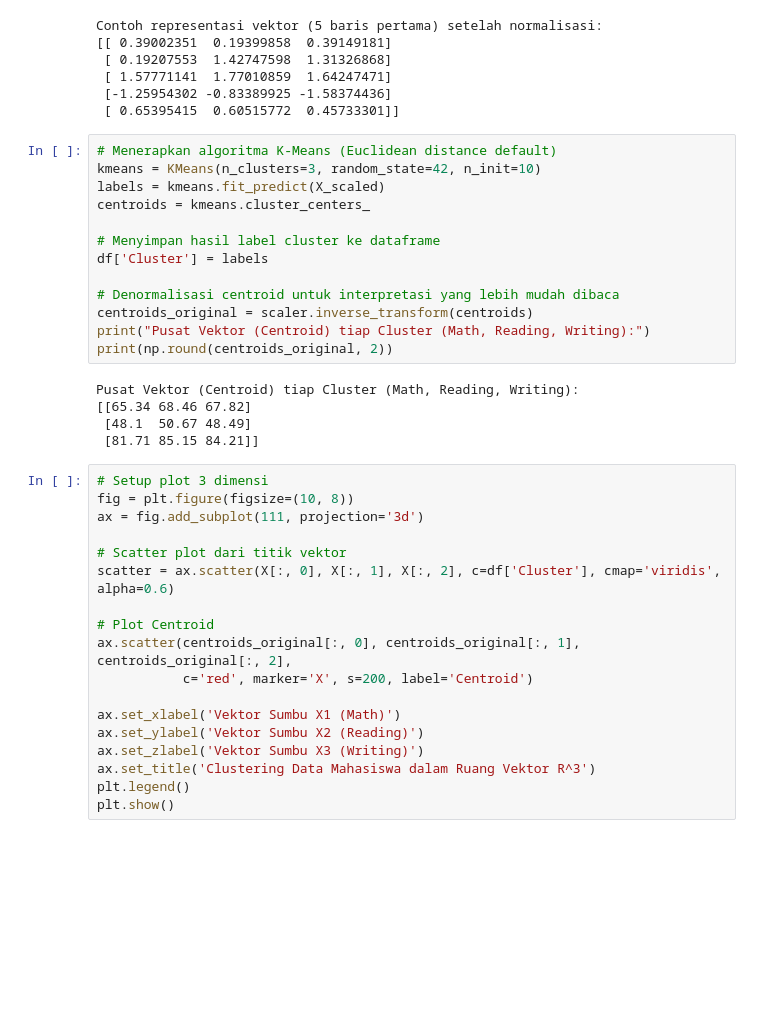
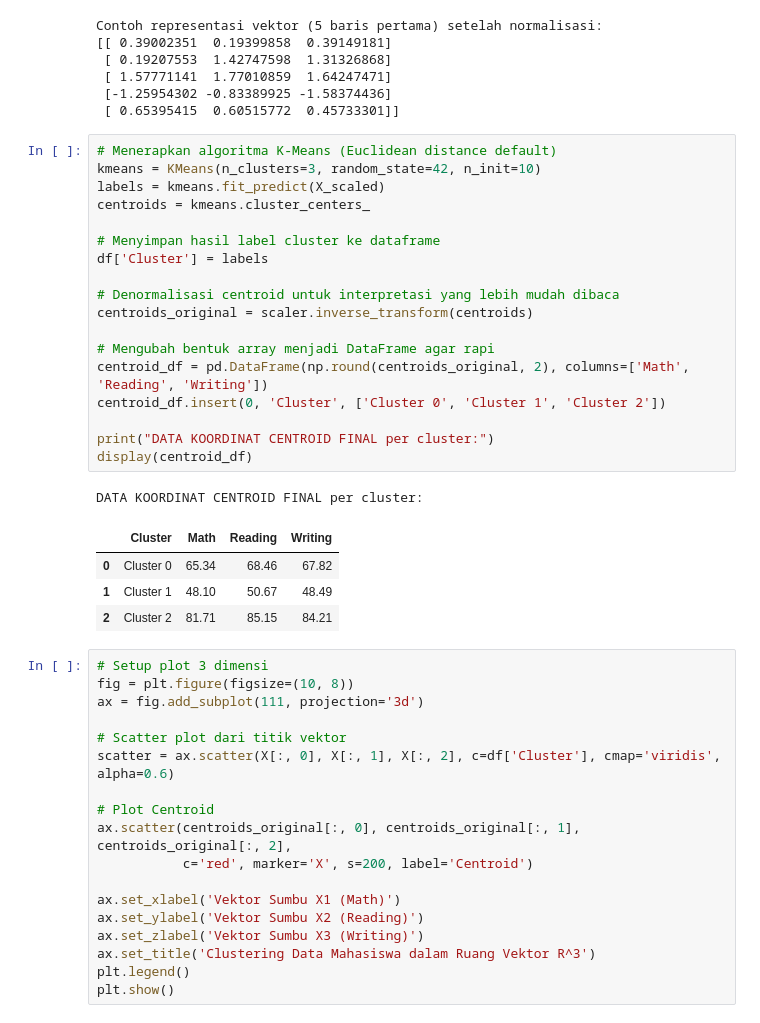
Before and after one commit to JoiceNapitupulu/Proyek_Aljali, a Jupyter notebook: Proyek_Aljali_Klastering.ipynb, the cells around one changed output. Saved outputs shown, nothing was run; the diff lists cells and outputs as text; blank space fills up the shorter version.

```diff
--- a/Proyek_Aljali_Klastering.ipynb
+++ b/Proyek_Aljali_Klastering.ipynb
@@ -31,21 +31,27 @@ Contoh representasi vektor (5 baris pertama) setelah normalisasi:
 # %%
 # Menerapkan algoritma K-Means (Euclidean distance default)
 kmeans = KMeans(n_clusters=3, random_state=42, n_init=10)
 labels = kmeans.fit_predict(X_scaled)
 centroids = kmeans.cluster_centers_
 
 # Menyimpan hasil label cluster ke dataframe
 df['Cluster'] = labels
 
 # Denormalisasi centroid untuk interpretasi yang lebih mudah dibaca
 centroids_original = scaler.inverse_transform(centroids)
-print("Pusat Vektor (Centroid) tiap Cluster (Math, Reading, Writing):")
-print(np.round(centroids_original, 2))
+
+# Mengubah bentuk array menjadi DataFrame agar rapi
+centroid_df = pd.DataFrame(np.round(centroids_original, 2), columns=['Math', 'Reading', 'Writing'])
+centroid_df.insert(0, 'Cluster', ['Cluster 0', 'Cluster 1', 'Cluster 2'])
+
+print("DATA KOORDINAT CENTROID FINAL per cluster:")
+display(centroid_df)
 # %% [output]
-Pusat Vektor (Centroid) tiap Cluster (Math, Reading, Writing):
-[[65.34 68.46 67.82]
- [48.1  50.67 48.49]
- [81.71 85.15 84.21]]
+DATA KOORDINAT CENTROID FINAL per cluster:
+|  | Cluster | Math | Reading | Writing |
+| 0 | Cluster 0 | 65.34 | 68.46 | 67.82 |
+| 1 | Cluster 1 | 48.10 | 50.67 | 48.49 |
+| 2 | Cluster 2 | 81.71 | 85.15 | 84.21 |
 # %%
 # Setup plot 3 dimensi
 fig = plt.figure(figsize=(10, 8))
```
Also changed, not shown: parts of 1 cell of this notebook.
